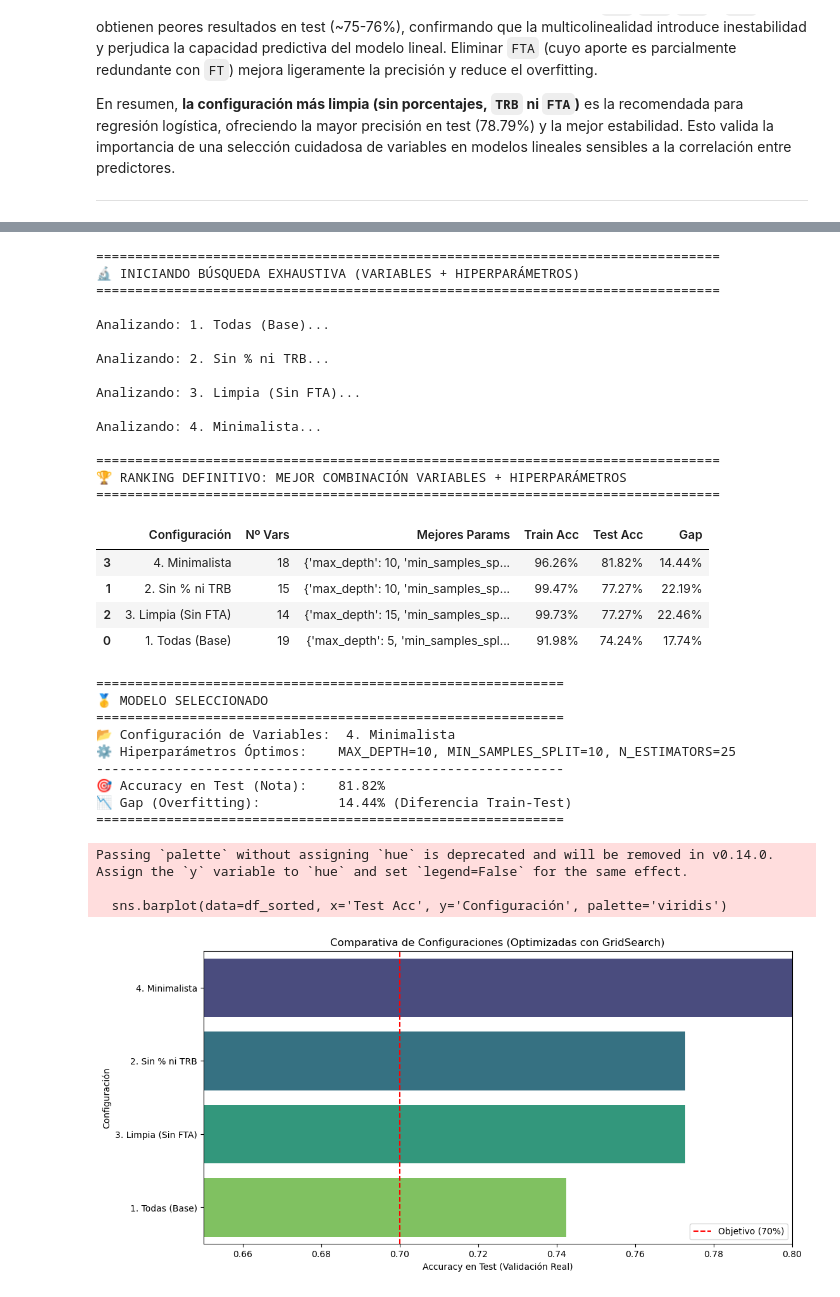
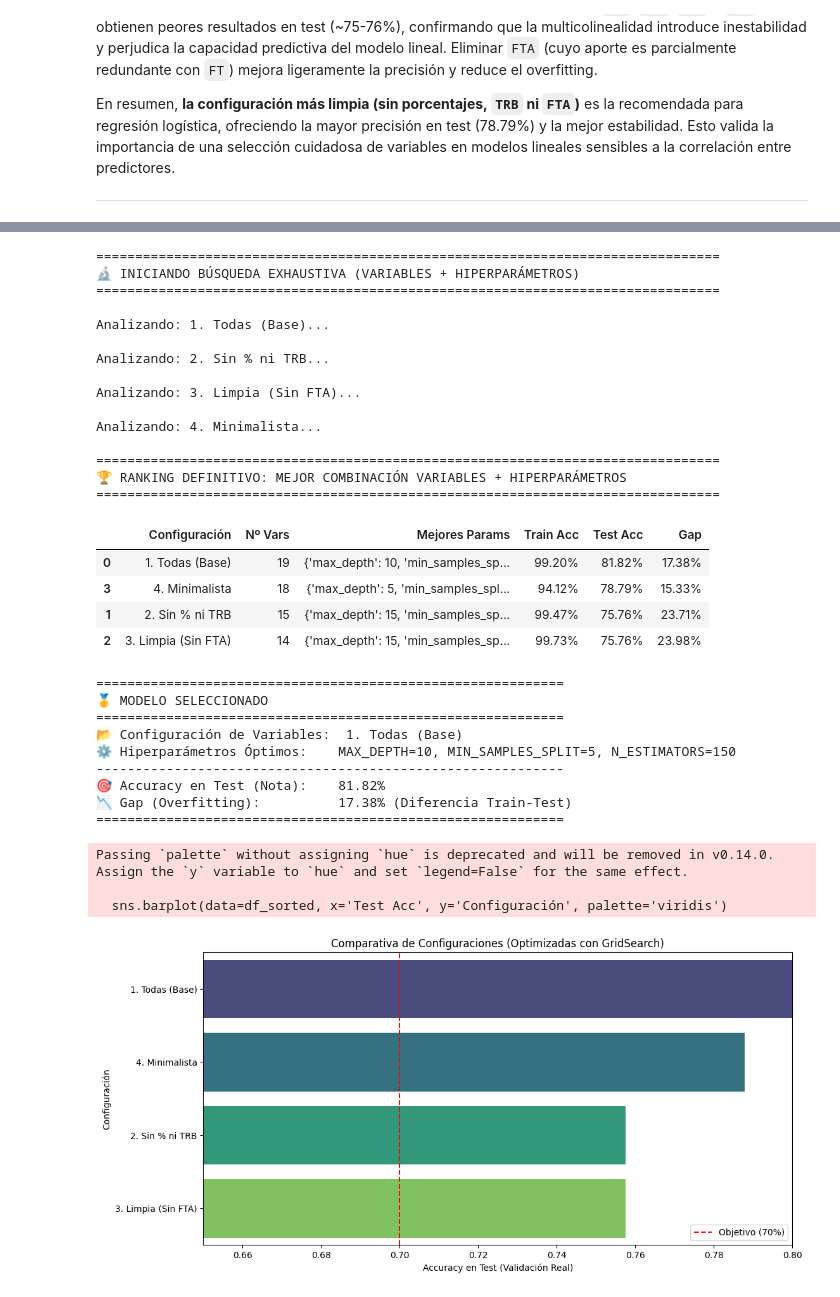
Before and after one commit to pol-tome/Cas-Kaggle-ApC-NBA-Finals-Team-Stats, a Jupyter notebook: nba_analysis.ipynb, the cells around one changed output, grey strips where cells are left out. Cells and saved outputs as stored; diff of their text form; code cells hidden in the pictures.

```diff
--- a/nba_analysis.ipynb
+++ b/nba_analysis.ipynb
@@ -659,7 +659,7 @@ configs = [
 # ==============================================================================
 # Aquí buscamos limitar la profundidad (max_depth) y controlar el número de árboles (n_estimators, "clusters" del bosque)
 param_grid = {
-    'n_estimators': [25, 50, 100],  # Número de árboles en el bosque
+    'n_estimators': [100, 150, 200],  # Número de árboles en el bosque
     'max_depth': [5, 10, 15],      # Profundidad máxima de cada árbol (None = sin límite)
     'min_samples_split': [2, 5, 10]  # Control adicional para evitar overfitting
 }
@@ -763,41 +763,41 @@ plt.xlabel('Accuracy en Test (Validación Real)')
 plt.xlim(0.65, 0.80) # Zoom para ver las diferencias pequeñas
 plt.axvline(0.70, color='red', linestyle='--', label='Objetivo (70%)')
 plt.legend()
 plt.show()
 # %% [output]
 ================================================================================
 🔬 INICIANDO BÚSQUEDA EXHAUSTIVA (VARIABLES + HIPERPARÁMETROS)
 ================================================================================
 
 Analizando: 1. Todas (Base)...
 
 Analizando: 2. Sin % ni TRB...
 
 Analizando: 3. Limpia (Sin FTA)...
 
 Analizando: 4. Minimalista...
 
 ================================================================================
 🏆 RANKING DEFINITIVO: MEJOR COMBINACIÓN VARIABLES + HIPERPARÁMETROS
 ================================================================================
 |  | Configuración | Nº Vars | Mejores Params | Train Acc | Test Acc | Gap |
-| 3 | 4. Minimalista | 18 | {'max_depth': 10, 'min_samples_sp... | 96.26% | 81.82% | 14.44% |
-| 1 | 2. Sin % ni TRB | 15 | {'max_depth': 10, 'min_samples_sp... | 99.47% | 77.27% | 22.19% |
-| 2 | 3. Limpia (Sin FTA) | 14 | {'max_depth': 15, 'min_samples_sp... | 99.73% | 77.27% | 22.46% |
-| 0 | 1. Todas (Base) | 19 | {'max_depth': 5, 'min_samples_spl... | 91.98% | 74.24% | 17.74% |
+| 0 | 1. Todas (Base) | 19 | {'max_depth': 10, 'min_samples_sp... | 99.20% | 81.82% | 17.38% |
+| 3 | 4. Minimalista | 18 | {'max_depth': 5, 'min_samples_spl... | 94.12% | 78.79% | 15.33% |
+| 1 | 2. Sin % ni TRB | 15 | {'max_depth': 15, 'min_samples_sp... | 99.47% | 75.76% | 23.71% |
+| 2 | 3. Limpia (Sin FTA) | 14 | {'max_depth': 15, 'min_samples_sp... | 99.73% | 75.76% | 23.98% |
 ============================================================
 🥇 MODELO SELECCIONADO
 ============================================================
-📂 Configuración de Variables:  4. Minimalista
-⚙️ Hiperparámetros Óptimos:    MAX_DEPTH=10, MIN_SAMPLES_SPLIT=10, N_ESTIMATORS=25
+📂 Configuración de Variables:  1. Todas (Base)
+⚙️ Hiperparámetros Óptimos:    MAX_DEPTH=10, MIN_SAMPLES_SPLIT=5, N_ESTIMATORS=150
 ------------------------------------------------------------
 🎯 Accuracy en Test (Nota):    81.82%
-📉 Gap (Overfitting):          14.44% (Diferencia Train-Test)
+📉 Gap (Overfitting):          17.38% (Diferencia Train-Test)
 ============================================================
 Passing `palette` without assigning `hue` is deprecated and will be removed in v0.14.0. Assign the `y` variable to `hue` and set `legend=False` for the same effect.
 
   sns.barplot(data=df_sorted, x='Test Acc', y='Configuración', palette='viridis')
-[figure, old version]
+[figure, new version]
 # %% [markdown]
 #### **Conclusión:**
 
```
Also changed, not shown: parts of 3 cells of this notebook.
